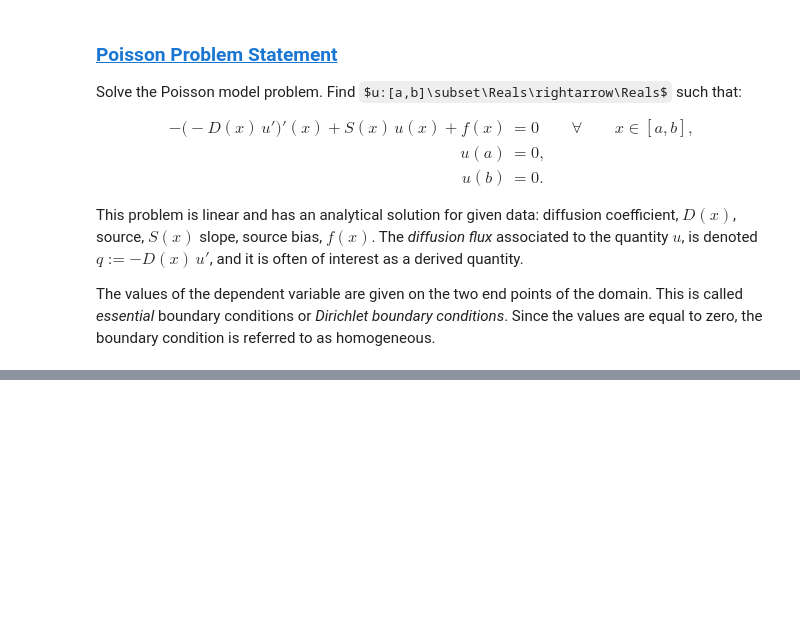
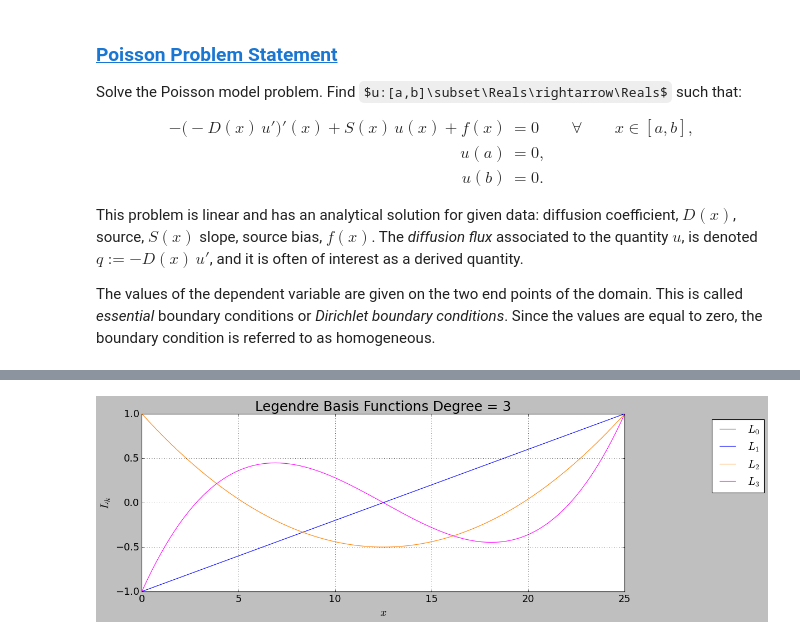
Before and after one commit to dpploy/engy-5330, a Jupyter notebook: notebooks/05-rayleigh-ritz-method.ipynb, the cells around one changed output, grey strips where cells are left out. Drawn from its saved outputs; the diff is of its cells as text; code cells hidden in the pictures; some formulas as TeX source; blank space fills up the shorter version.

```diff
--- a/notebooks/05-rayleigh-ritz-method.ipynb
+++ b/notebooks/05-rayleigh-ritz-method.ipynb
@@ -59,18 +173,14 @@ The values of the dependent variable are given on the two end points of the doma
 # %%
-'''Build the basis functions list'''
+'''Build the basis functions'''
 
-import math
-
-x_min = shape_pts[0][0]
-x_max = shape_pts[-1][0]
-
-degree = 2
-n_elem = 10
+degree = 3
 
 try:
-    from engy_5310.toolkit import FourierBasis
+    from engy_5310.toolkit import LegendreBasis
 except ModuleNotFoundError:
     assert False, 'You need to provide your own code here. Bailing out.'
 
-fb = FEMBasis('lagrange', degree, ne_elem, x_min, x_max)
-fb.plot()
+lb = LegendreBasis(degree, x_a, x_b)
+lb.plot()
+# %% [output]
+[figure, added]
```
Also changed, not shown: parts of 16 cells of this notebook, 3 other files.
